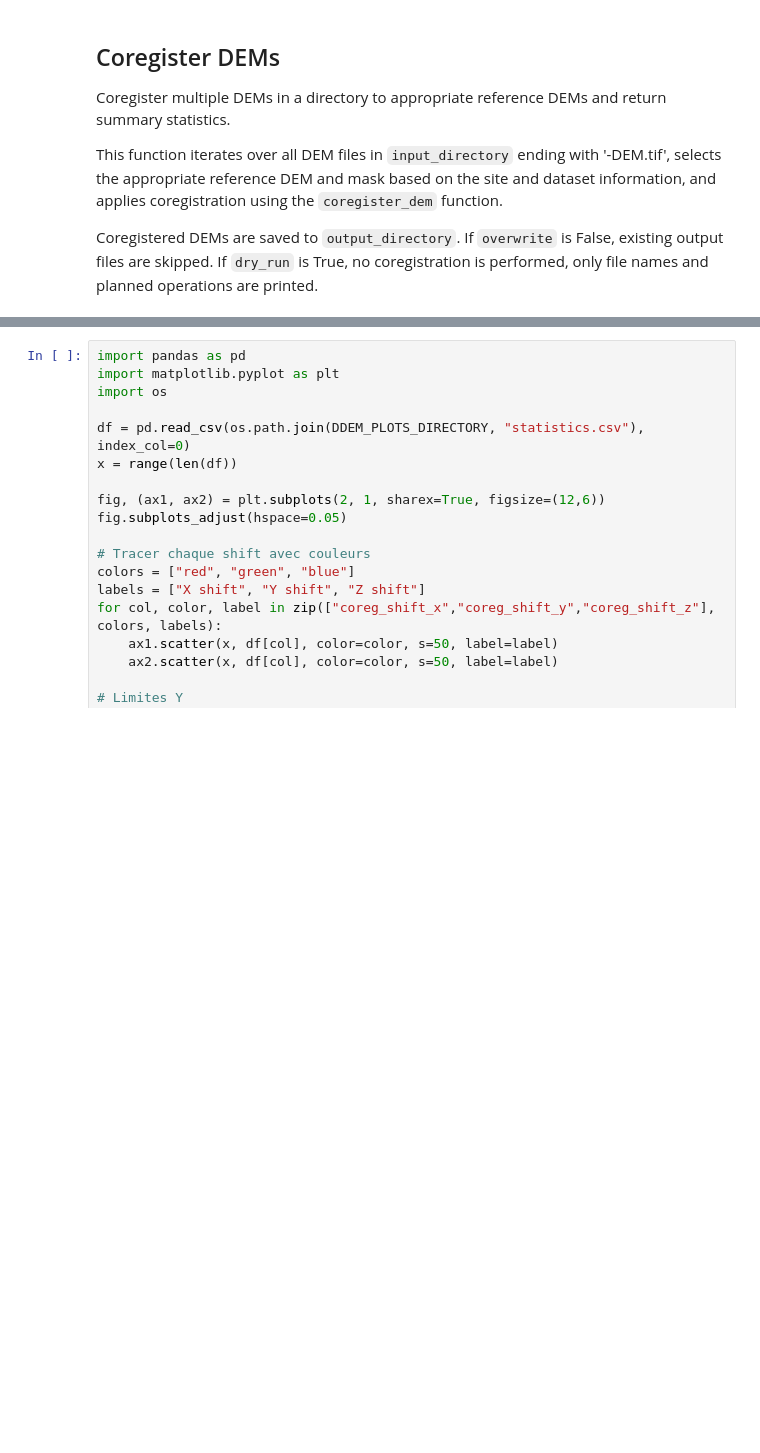
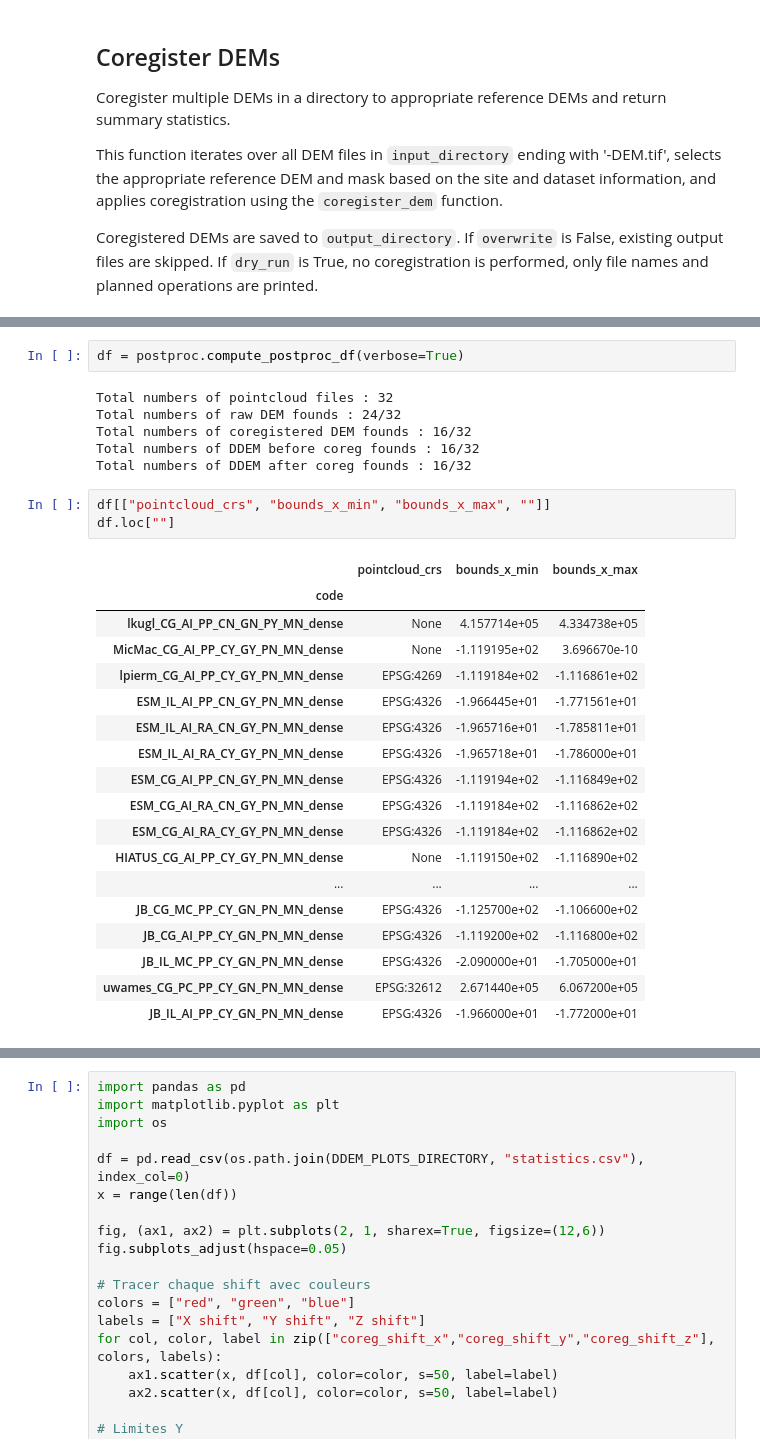
Before and after one commit to shippp/history, a Jupyter notebook: notebooks/postprocessing/post_process_pointclouds.ipynb, the cells around one changed output, grey strips where cells are left out. Drawn from its saved outputs; the diff is of its cells as text; blank space fills up the shorter version.

```diff
--- a/notebooks/postprocessing/post_process_pointclouds.ipynb
+++ b/notebooks/postprocessing/post_process_pointclouds.ipynb
@@ -294,0 +290,30 @@ history.postprocessing.statistics.get_voids_from_rasters(COREGISTERED_DEM_DIRECT
+# %%
+df = postproc.compute_postproc_df(verbose=True)
+# %% [output]
+Total numbers of pointcloud files : 32
+Total numbers of raw DEM founds : 24/32
+Total numbers of coregistered DEM founds : 16/32
+Total numbers of DDEM before coreg founds : 16/32
+Total numbers of DDEM after coreg founds : 16/32
+# %%
+df[["pointcloud_crs", "bounds_x_min", "bounds_x_max", ""]]
+df.loc[""]
+# %% [output]
+|  | pointcloud_crs | bounds_x_min | bounds_x_max |
+| code |  |  |  |
+| lkugl_CG_AI_PP_CN_GN_PY_MN_dense | None | 4.157714e+05 | 4.334738e+05 |
+| MicMac_CG_AI_PP_CY_GY_PN_MN_dense | None | -1.119195e+02 | 3.696670e-10 |
+| lpierm_CG_AI_PP_CY_GY_PN_MN_dense | EPSG:4269 | -1.119184e+02 | -1.116861e+02 |
+| ESM_IL_AI_PP_CN_GY_PN_MN_dense | EPSG:4326 | -1.966445e+01 | -1.771561e+01 |
+| ESM_IL_AI_RA_CN_GY_PN_MN_dense | EPSG:4326 | -1.965716e+01 | -1.785811e+01 |
+| ESM_IL_AI_RA_CY_GY_PN_MN_dense | EPSG:4326 | -1.965718e+01 | -1.786000e+01 |
+| ESM_CG_AI_PP_CN_GY_PN_MN_dense | EPSG:4326 | -1.119194e+02 | -1.116849e+02 |
+| ESM_CG_AI_RA_CN_GY_PN_MN_dense | EPSG:4326 | -1.119184e+02 | -1.116862e+02 |
+| ESM_CG_AI_RA_CY_GY_PN_MN_dense | EPSG:4326 | -1.119184e+02 | -1.116862e+02 |
+| HIATUS_CG_AI_PP_CY_GY_PN_MN_dense | None | -1.119150e+02 | -1.116890e+02 |
+| ... | ... | ... | ... |
+| JB_CG_MC_PP_CY_GN_PN_MN_dense | EPSG:4326 | -1.125700e+02 | -1.106600e+02 |
+| JB_CG_AI_PP_CY_GN_PN_MN_dense | EPSG:4326 | -1.119200e+02 | -1.116800e+02 |
+| JB_IL_MC_PP_CY_GN_PN_MN_dense | EPSG:4326 | -2.090000e+01 | -1.705000e+01 |
+| uwames_CG_PC_PP_CY_GN_PN_MN_dense | EPSG:32612 | 2.671440e+05 | 6.067200e+05 |
+| JB_IL_AI_PP_CY_GN_PN_MN_dense | EPSG:4326 | -1.966000e+01 | -1.772000e+01 |
```
Also changed, not shown: parts of 31 cells of this notebook, 4 other files.
